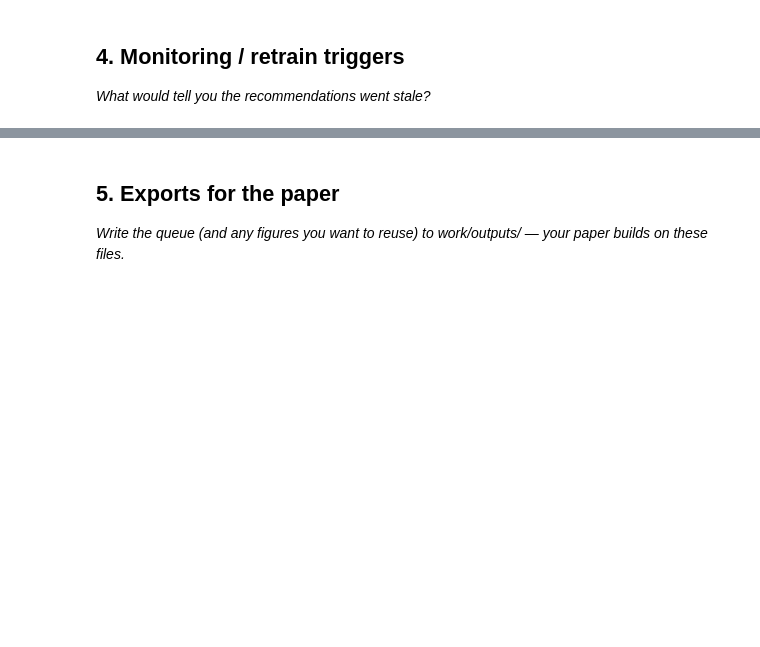
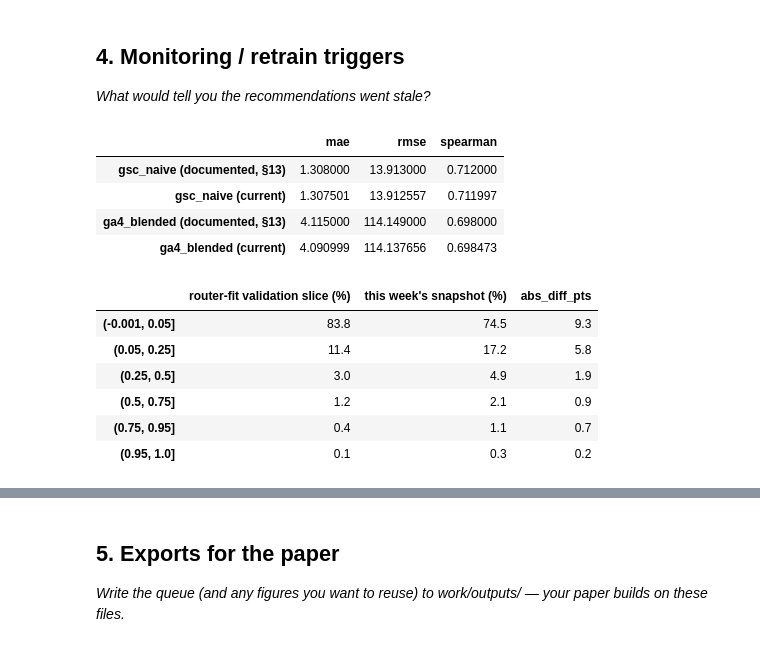
Before and after one commit to ku-ro-wa/flyrank-ml-starter, a Jupyter notebook: work/notebooks/w07_action_playbook.ipynb, the cells around one changed output, grey strips where cells are left out. Saved outputs shown, nothing was run; the diff lists cells and outputs as text; code cells hidden in the pictures; blank space fills up the shorter version.

```diff
--- a/work/notebooks/w07_action_playbook.ipynb
+++ b/work/notebooks/w07_action_playbook.ipynb
@@ -36,0 +1268,46 @@ This skeleton is yours to fill. Work the sections **in order** — each one has
+# %%
+# Re-score both shipped models on the current test split and diff against the
+# documented model_training.ipynb §13 numbers captured in BENCHMARK_METRICS
+# (Section 0) -- the simplest drift signal available without a live feedback
+# loop: have the shipped models' own held-out numbers moved since they were
+# benchmarked?
+current_vs_benchmark = pd.DataFrame({
+    "gsc_naive (documented, §13)": BENCHMARK_METRICS["gsc_naive"],
+    "gsc_naive (current)": {k: gsc_test_score[k] for k in ("mae", "rmse", "spearman")},
+    "ga4_blended (documented, §13)": BENCHMARK_METRICS["ga4_blended"],
+    "ga4_blended (current)": {k: ga4_test_score[k] for k in ("mae", "rmse", "spearman")},
+}).T
+display(current_vs_benchmark)
+
+# The router (Section 0) was fit once, on one validation slice. If the
+# content mix shifts enough -- the project has already seen this once
+# (content count jumped ~53K -> 251K around Oct 2025, per model_training
+# .ipynb's intro) -- the buckets it was fit on may no longer describe the
+# population it's now serving.
+ref_bucket_share = pd.cut(
+    ga4_hurdle_data["clf"]["val"]["f_ga4_pct_days_active_90d"],
+    bins=train.DEFAULT_BUCKET_BINS, include_lowest=True,
+).value_counts(normalize=True).sort_index()
+current_bucket_share = snapshot["ga4_activity_bucket"].value_counts(normalize=True).sort_index()
+
+bucket_drift = pd.DataFrame({
+    "router-fit validation slice (%)": (ref_bucket_share * 100).round(1),
+    "this week's snapshot (%)": (current_bucket_share * 100).round(1),
+})
+bucket_drift["abs_diff_pts"] = (
+    bucket_drift["this week's snapshot (%)"] - bucket_drift["router-fit validation slice (%)"]
+).abs().round(1)
+display(bucket_drift)
+# %% [output]
+|  | mae | rmse | spearman |
+| gsc_naive (documented, §13) | 1.308000 | 13.913000 | 0.712000 |
+| gsc_naive (current) | 1.307501 | 13.912557 | 0.711997 |
+| ga4_blended (documented, §13) | 4.115000 | 114.149000 | 0.698000 |
+| ga4_blended (current) | 4.090999 | 114.137656 | 0.698473 |
+|  | router-fit validation slice (%) | this week's snapshot (%) | abs_diff_pts |
+| (-0.001, 0.05] | 83.8 | 74.5 | 9.3 |
+| (0.05, 0.25] | 11.4 | 17.2 | 5.8 |
+| (0.25, 0.5] | 3.0 | 4.9 | 1.9 |
+| (0.5, 0.75] | 1.2 | 2.1 | 0.9 |
+| (0.75, 0.95] | 0.4 | 1.1 | 0.7 |
+| (0.95, 1.0] | 0.1 | 0.3 | 0.2 |
```
Also changed, not shown: parts of 32 cells of this notebook.
